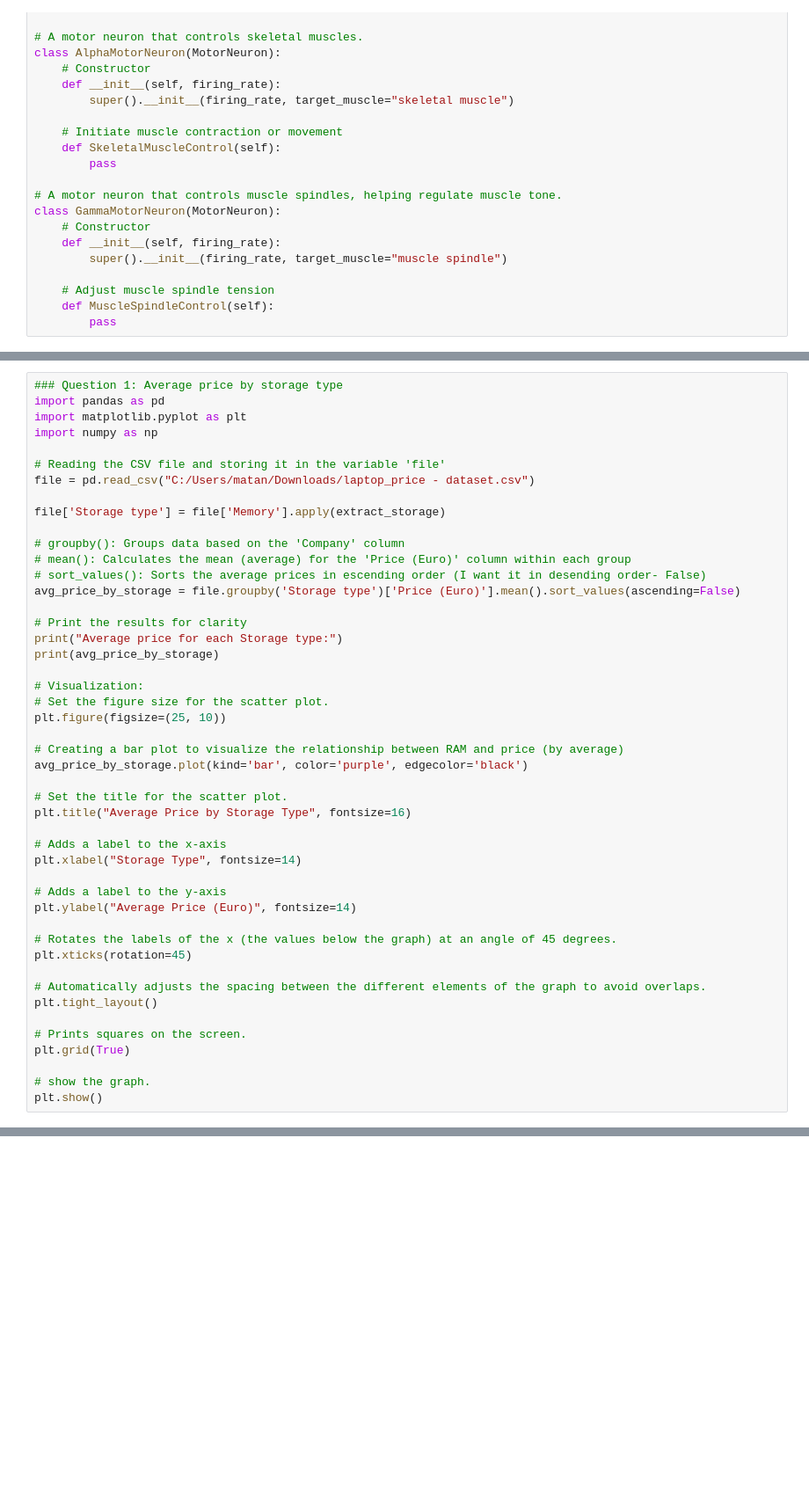
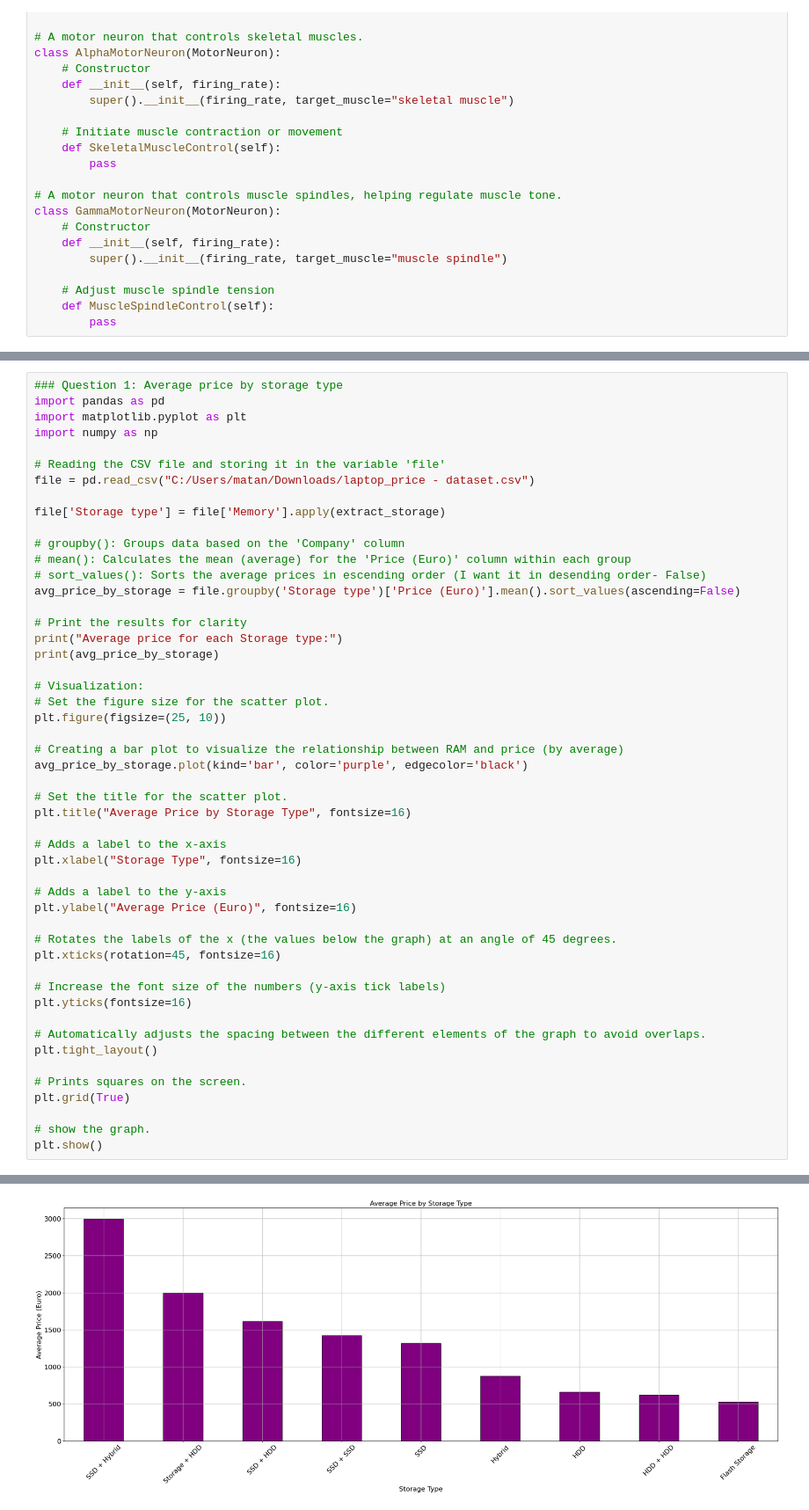
Before and after one commit to Matan-Jack/firstProjectPython, a Jupyter notebook: firstMiniProject.ipynb, the cells around one changed output, grey strips where cells are left out. Shown at 88% size. Cells and saved outputs as stored; diff of their text form; blank space fills up the shorter version.

```diff
--- a/firstMiniProject.ipynb
+++ b/firstMiniProject.ipynb
@@ -495,8 +603,8 @@ avg_price_by_storage.plot(kind='bar', color='purple', edgecolor='black')
 plt.title("Average Price by Storage Type", fontsize=16)
 
 # Adds a label to the x-axis
-plt.xlabel("Storage Type", fontsize=14)
+plt.xlabel("Storage Type", fontsize=16)
 
 # Adds a label to the y-axis
-plt.ylabel("Average Price (Euro)", fontsize=14)
+plt.ylabel("Average Price (Euro)", fontsize=16)
 
@@ -504,4 +612,7 @@ plt.ylabel("Average Price (Euro)", fontsize=14)
-plt.xticks(rotation=45)
+plt.xticks(rotation=45, fontsize=16)
+
+# Increase the font size of the numbers (y-axis tick labels)
+plt.yticks(fontsize=16)
 
 # Automatically adjusts the spacing between the different elements of the graph to avoid overlaps.
 plt.tight_layout()
@@ -519,0 +638 @@ KeyError: 'Storage type'
+[figure, added]
```
Also changed, not shown: parts of 15 cells of this notebook.
